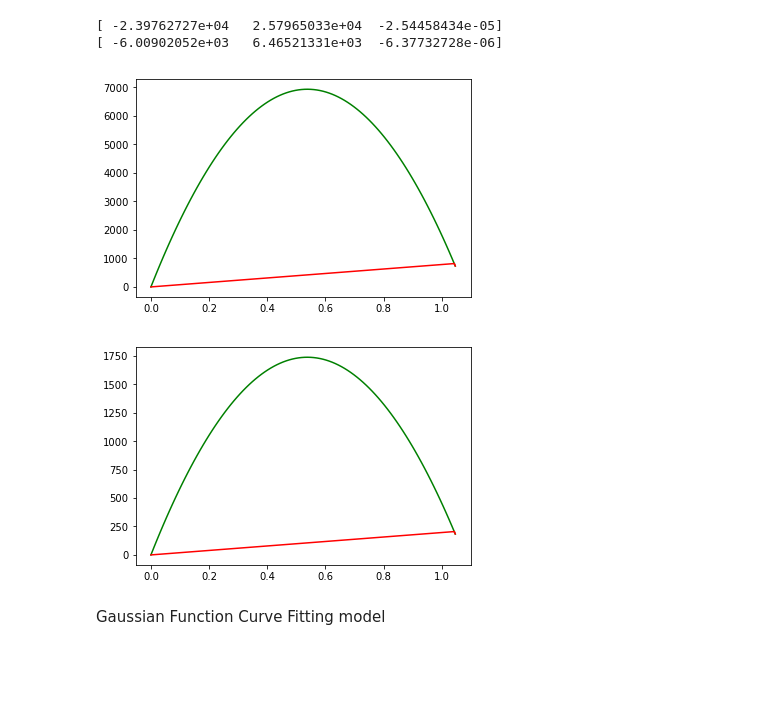
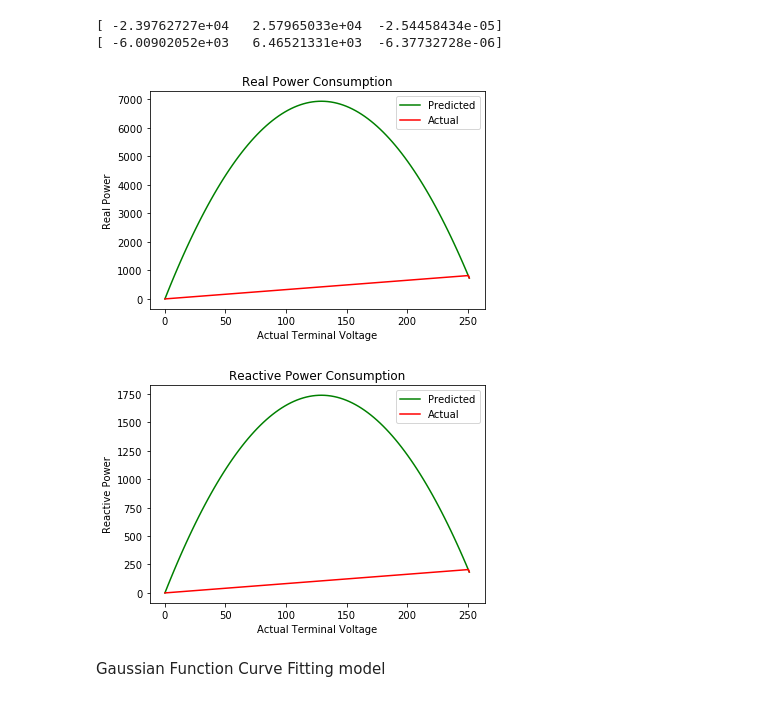
Before and after one commit to GRIDAPPSD/GOSS-GridAPPS-D, a Jupyter notebook: applications/python/pyVVO/ami2zip/amiZip.ipynb, the cells around one changed output. Cells and saved outputs as stored; diff of their text form; code cells hidden in the pictures; blank space fills up the shorter version.

Commit message:
Better Plots

```diff
--- a/applications/python/pyVVO/ami2zip/amiZip.ipynb
+++ b/applications/python/pyVVO/ami2zip/amiZip.ipynb
@@ -120,7 +123,10 @@ independentVariable=apparentVoltage/240
 columnNames=independentVariable.columns
 
 x=independentVariable[columnNames[1]]
+x=x.values
+xaxis=apparentVoltage[columnNames[1]]
 y1=realPower[columnNames[1]]
+y1=y1.values
 y2=reactivePower[columnNames[1]]
 # %% [markdown]
 Polynomial Curve Fitting
@@ -134,27 +140,34 @@ print(coeff2)
 [ -2.39762727e+04   2.57965033e+04  -2.54458434e-05]
 [ -6.00902052e+03   6.46521331e+03  -6.37732728e-06]
 # %%
+xx= np.linspace(x.min(),x.max(),100)
+xxaxis=np.linspace(xaxis.min(),xaxis.max(),100)
+
 poly1=np.poly1d(coeff1)
-
-xx= np.linspace(x.min(),x.max(),100)
 fid,cx = pyplot.subplots()
 
-cx.plot(xx,poly1(xx),'-g')
-cx.plot(x,y1,'-r')
+cx.plot(xxaxis,poly1(xx),'-g',label='Predicted')
+cx.plot(xaxis,y1,'-r',label='Actual')
+cx.legend()
+cx.set_title('Real Power Consumption')
+cx.set_xlabel('Actual Terminal Voltage')
+cx.set_ylabel('Real Power')
 pyplot.show()
 
 
 poly2=np.poly1d(coeff2)
-
-xx= np.linspace(x.min(),x.max(),100)
 fid,cx = pyplot.subplots()
 
-cx.plot(xx,poly2(xx),'-g')
-cx.plot(x,y2,'-r')
+cx.plot(xxaxis,poly2(xx),'-g',label='Predicted')
+cx.plot(xaxis,y2,'-r',label='Actual')
+cx.legend()
+cx.set_title('Reactive Power Consumption')
+cx.set_xlabel('Actual Terminal Voltage')
+cx.set_ylabel('Reactive Power')
 pyplot.show()
 # %% [output]
-[figure, old version]
+[figure, new version]
-[figure, old version]
+[figure, new version]
 # %% [markdown]
 Gaussian Function Curve Fitting model
 # %%
```
Also changed, not shown: parts of 6 cells of this notebook.
